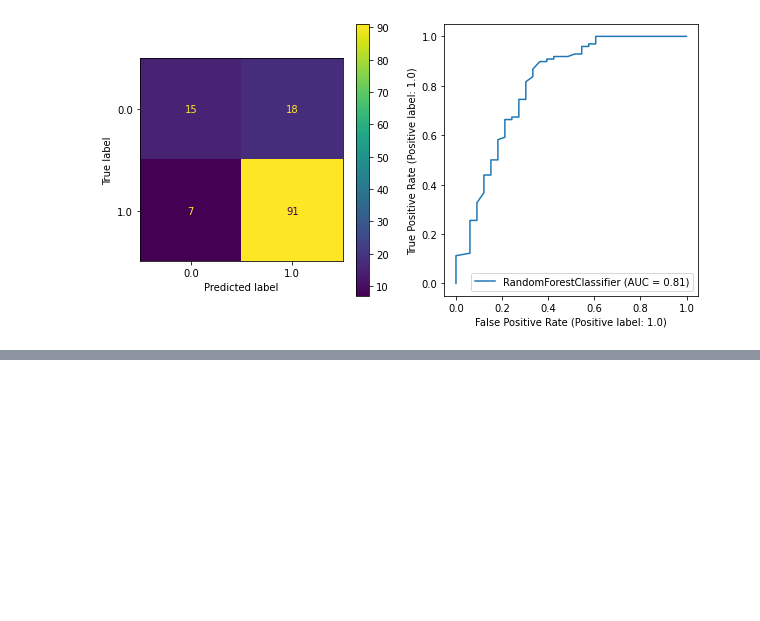
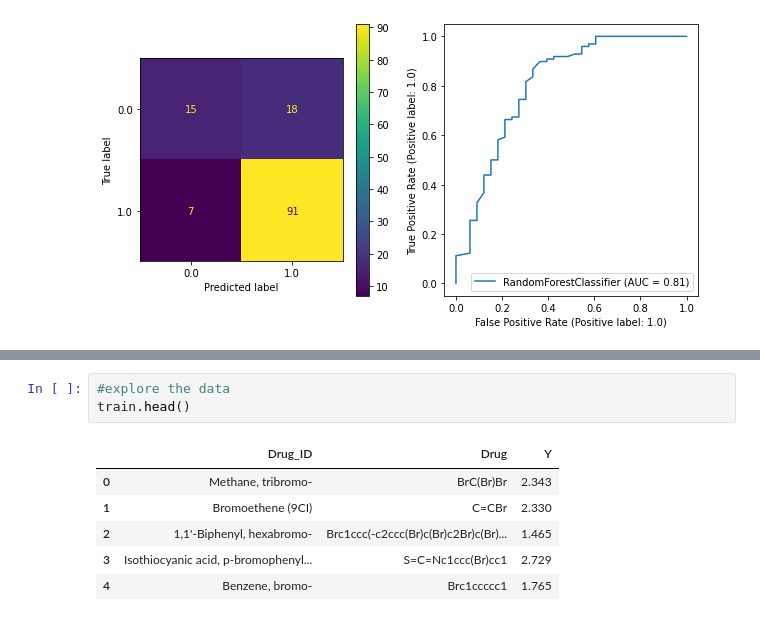
Before and after one commit to ersilia-os/event-fund-ai-drug-discovery, a Jupyter notebook: notebooks/session2.ipynb, the cells around one changed output, grey strips where cells are left out. Drawn from its saved outputs; the diff is of its cells as text; blank space fills up the shorter version.

```diff
--- a/notebooks/session2.ipynb
+++ b/notebooks/session2.ipynb
@@ -210,0 +253,10 @@ rdc.from_estimator(clf, X_test, Y_test, ax = ax[1])
+# %%
+#explore the data
+train.head()
+# %% [output]
+|  | Drug_ID | Drug | Y |
+| 0 | Methane, tribromo- | BrC(Br)Br | 2.343 |
+| 1 | Bromoethene (9CI) | C=CBr | 2.330 |
+| 2 | 1,1'-Biphenyl, hexabromo- | Brc1ccc(-c2ccc(Br)c(Br)c2Br)c(Br)... | 1.465 |
+| 3 | Isothiocyanic acid, p-bromophenyl... | S=C=Nc1ccc(Br)cc1 | 2.729 |
+| 4 | Benzene, bromo- | Brc1ccccc1 | 1.765 |
```
Also changed, not shown: parts of 33 cells of this notebook.
